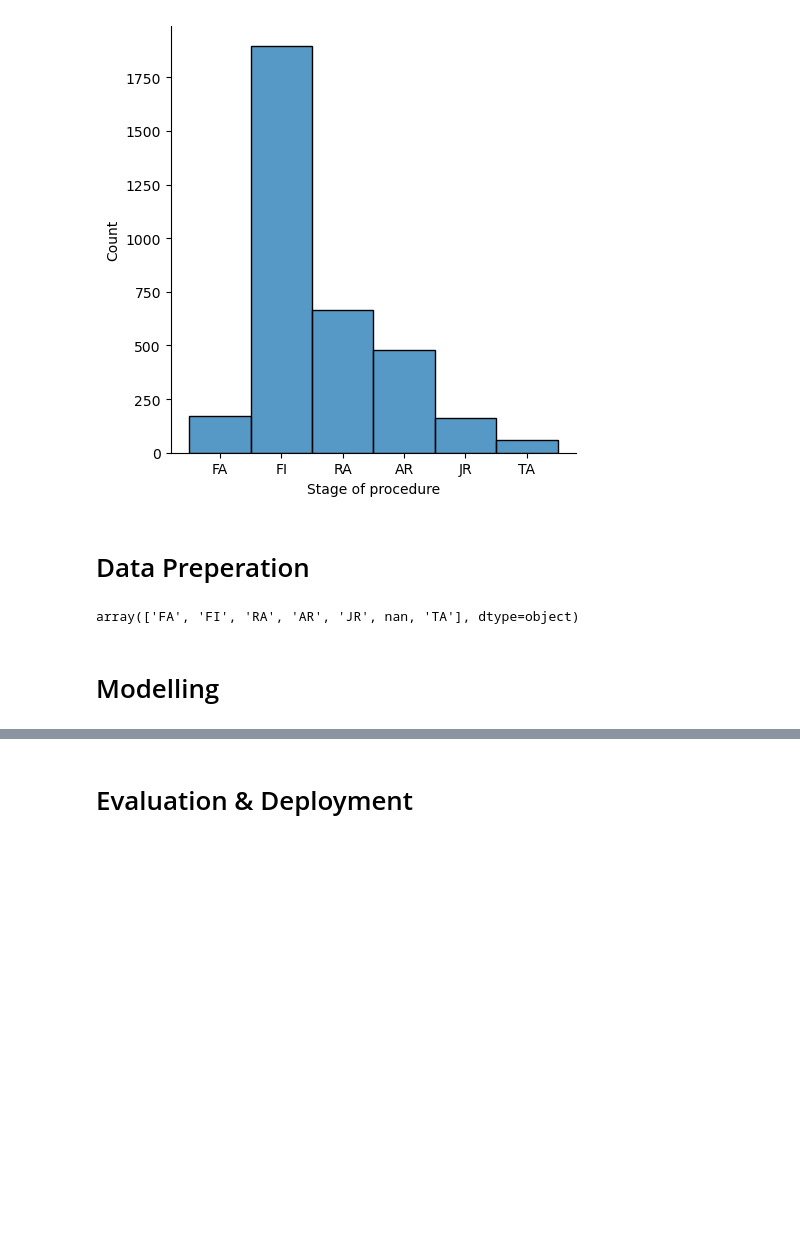
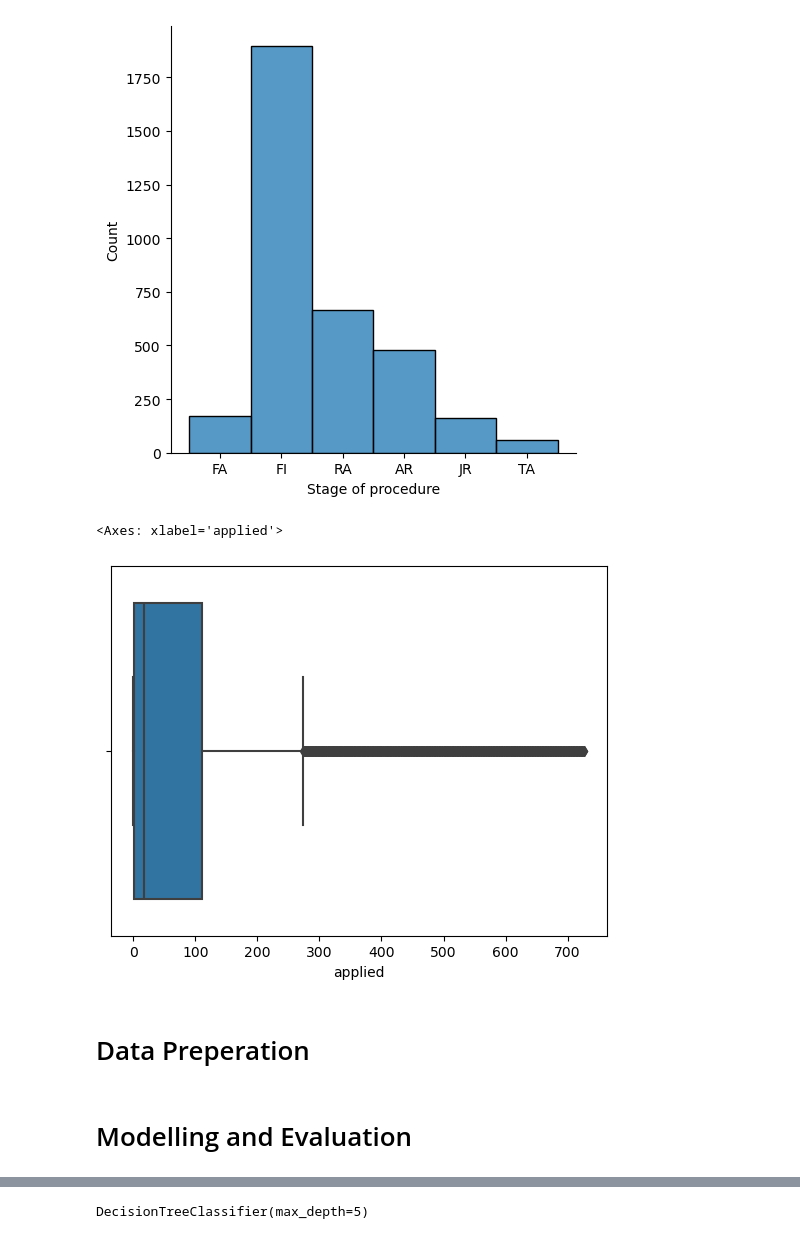
Before and after one commit to RodneyWardle2023/CapstoneProjectCA2RodneyWardle-SBS23057, a Jupyter notebook: CapstoneProjectCA2-CODE-RodneyWardle-SBS23057.ipynb, the cells around one changed output, grey strips where cells are left out. Drawn from its saved outputs; the diff is of its cells as text; code cells hidden in the pictures; blank space fills up the shorter version.

Commit message:
Final Work on report and code
Worked on the decision tree and evaluating it. Worked on the report based off the CRISP DM framework and general tidying up on report

```diff
--- a/CapstoneProjectCA2-CODE-RodneyWardle-SBS23057.ipynb
+++ b/CapstoneProjectCA2-CODE-RodneyWardle-SBS23057.ipynb
@@ -216,12 +214,13 @@ sns.displot(df["Stage of procedure"])
 # %% [output]
 <seaborn.axisgrid.FacetGrid at 0x...>
 [figure]
+# %%
+sns.boxplot(x=df["applied"])
+# %% [output]
+<Axes: xlabel='applied'>
+[figure, added]
 # %% [markdown]
 # Data Preperation
-# %%
-df["Stage of procedure"].unique()
-# %% [output]
-array(['FA', 'FI', 'RA', 'AR', 'JR', nan, 'TA'], dtype=object)
 # %%
 from sklearn import preprocessing
 le = preprocessing.LabelEncoder()
@@ -229,7 +228,7 @@ label_encoder = preprocessing.LabelEncoder()
 # %%
 df = df.apply(le.fit_transform)
 # %% [markdown]
-# Modelling
+# Modelling and Evaluation
 # %%
 # Importing train-test-split
 from sklearn.model_selection import train_test_split
@@ -252,5 +251,13 @@ X_train.head()
 | 912 | 1 | 27 | 14 | 23 | 16 | 0 | ... |
 | 113 | 0 | 3 | 32 | 3 | 36 | 0 | ... |
 | 2018 | 3 | 27 | 17 | 23 | 19 | 0 | ... |
-# %% [markdown]
-# Evaluation & Deployment
+# %%
+# Importing decision tree classifier from sklearn library
+from sklearn.tree import DecisionTreeClassifier
+
+# Fitting the decision tree with default hyperparameters, apart from
+# max_depth which is 5 so that we can plot and read the tree.
+dt_default = DecisionTreeClassifier(max_depth=5)
+dt_default.fit(X_train, y_train)
+# %% [output]
+DecisionTreeClassifier(max_depth=5)
```
Also changed, not shown: parts of 20 cells of this notebook, 1 other file.
